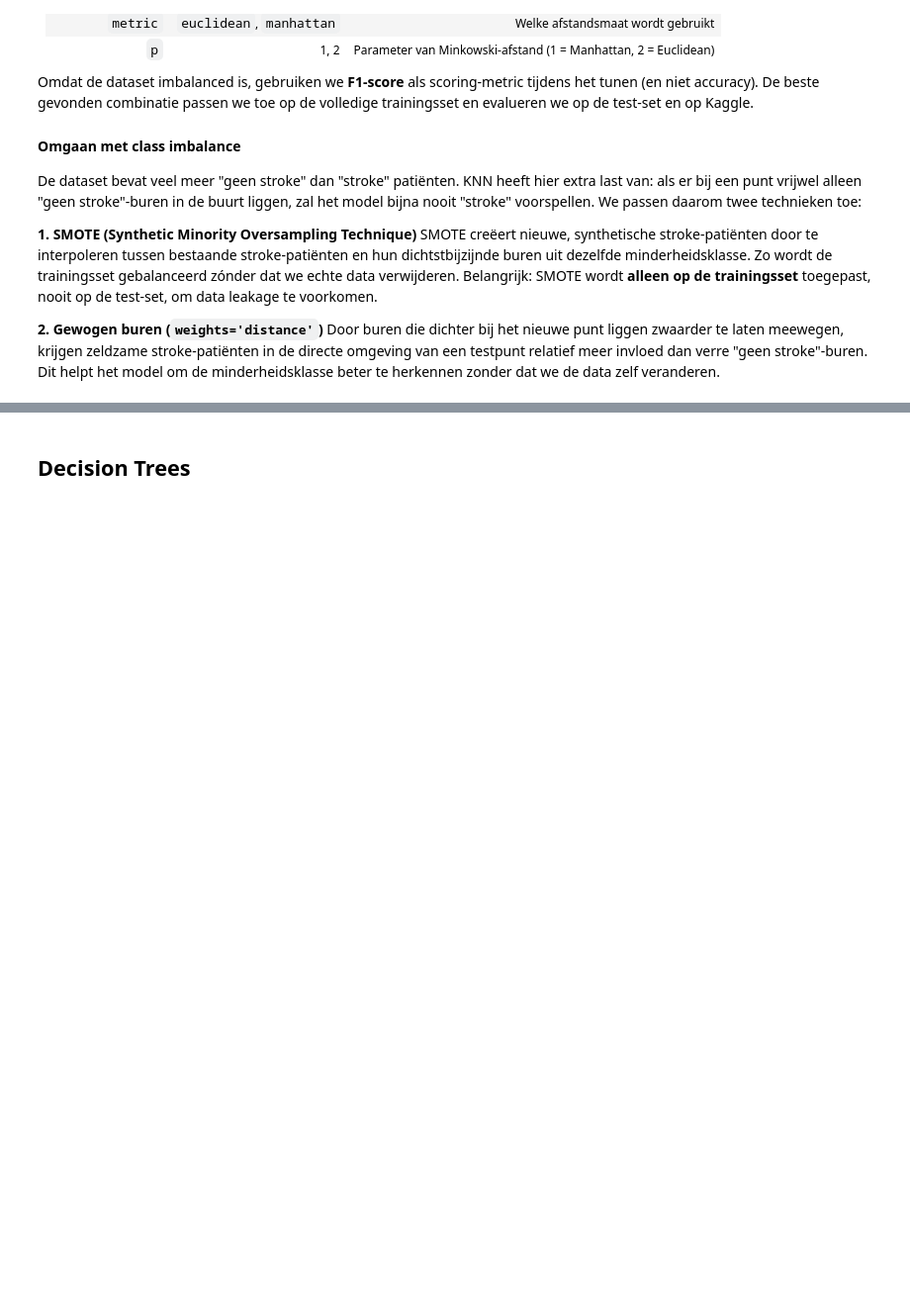
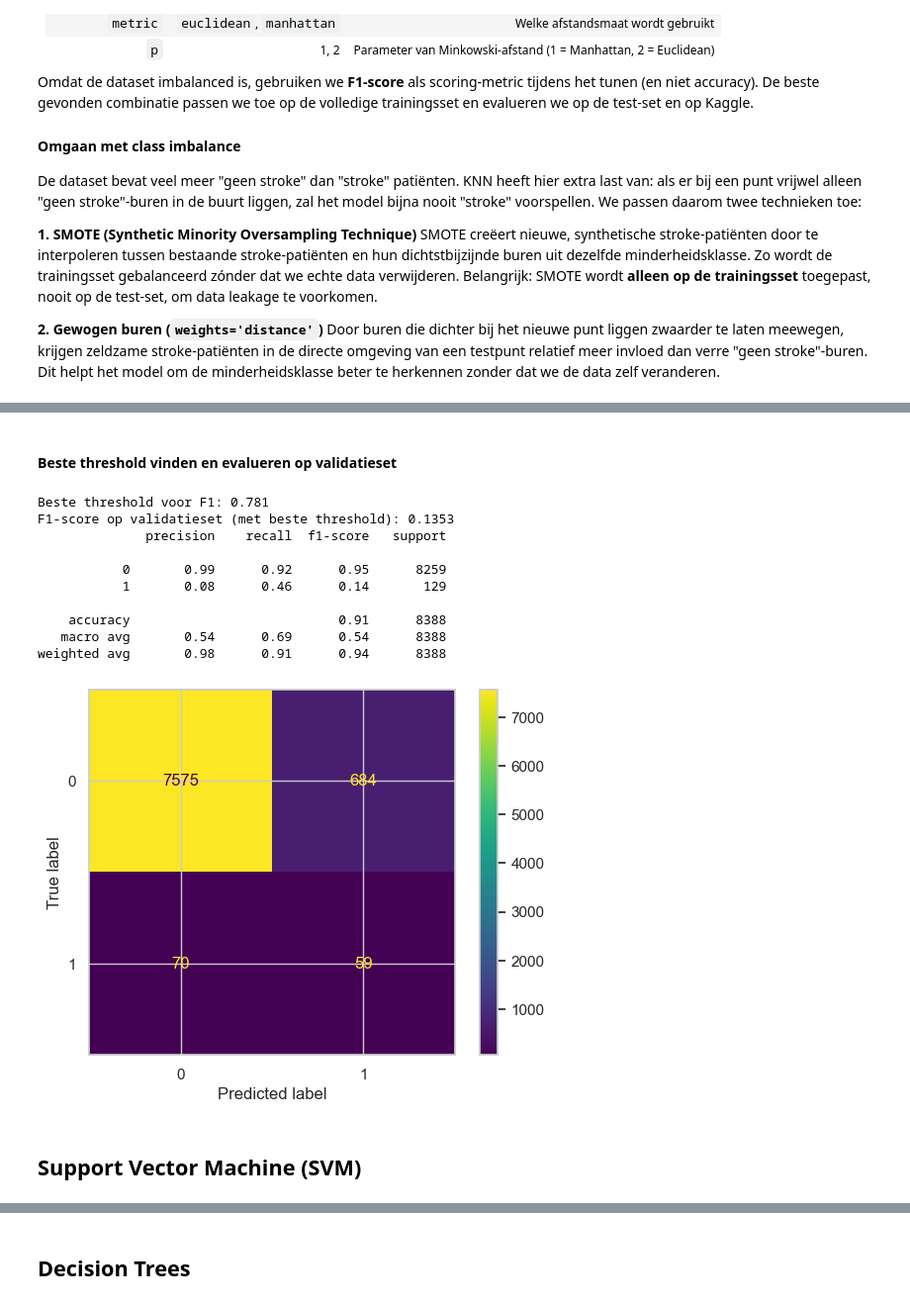
Before and after one commit to larsol55on/Machine-Learning-Herseninfract, a Jupyter notebook: Main_notebook_herstel.ipynb, the cells around one changed output, grey strips where cells are left out. Shown at 99% size. Cells and saved outputs as stored; diff of their text form; code cells hidden in the pictures; blank space fills up the shorter version.

```diff
--- a/Main_notebook_herstel.ipynb
+++ b/Main_notebook_herstel.ipynb
@@ -847,0 +1024,10 @@ ValueError: Found input variables with inconsistent numbers of samples: [8388, 6
+# %%
+lr = LogisticRegression(max_iter=2000, random_state=42)
+lr.fit(X_train, y_train)
+y_pred = lr.predict(X_val)
+
+#ConfusionMatrixDisplay.from_predictions(y_val, y_pred)
+#print(classification_report(y_val, y_pred))
+
+cv_scores = cross_val_score(lr, X_train, y_train, cv=cv, scoring='f1')
+#print(f"Gemiddelde F1 (cross-validation): {cv_scores.mean():.4f} " f"(± {cv_scores.std():.4f})")
@@ -847,0 +1093,28 @@ ValueError: Found input variables with inconsistent numbers of samples: [8388, 6
+# %% [markdown]
+#### Beste threshold vinden en evalueren op validatieset
+# %%
+best_threshold = threshold_finder(lr_best, X_val, y_val)
+print(f"\nBeste threshold voor F1: {best_threshold:.3f}")
+
+y_val_proba = lr_best.predict_proba(X_val)[:, 1]
+y_val_pred  = (y_val_proba >= best_threshold).astype(int)
+
+print(f"F1-score op validatieset (met beste threshold): "
+      f"{f1_score(y_val, y_val_pred):.4f}")
+
+ConfusionMatrixDisplay.from_predictions(y_val, y_val_pred)
+print(classification_report(y_val, y_val_pred))
+# %% [output]
+Beste threshold voor F1: 0.781
+F1-score op validatieset (met beste threshold): 0.1353
+              precision    recall  f1-score   support
+
+           0       0.99      0.92      0.95      8259
+           1       0.08      0.46      0.14       129
+
+    accuracy                           0.91      8388
+   macro avg       0.54      0.69      0.54      8388
+weighted avg       0.98      0.91      0.94      8388
+[figure, added]
+# %% [markdown]
+## Support Vector Machine (SVM)
```
Also changed, not shown: parts of 78 cells of this notebook.
